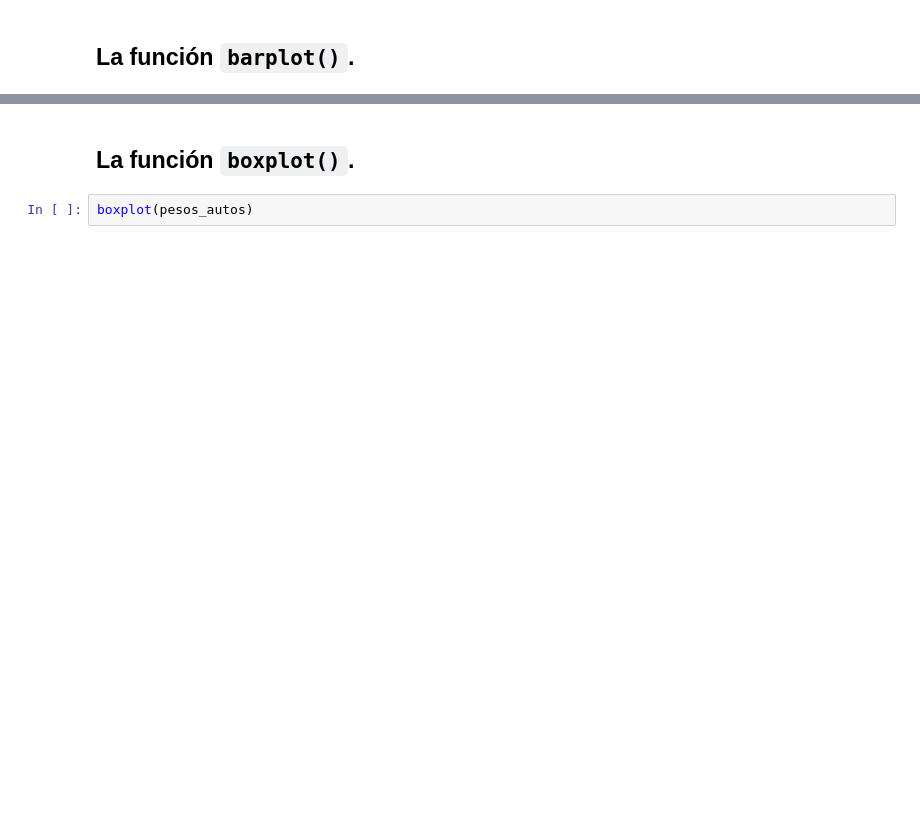
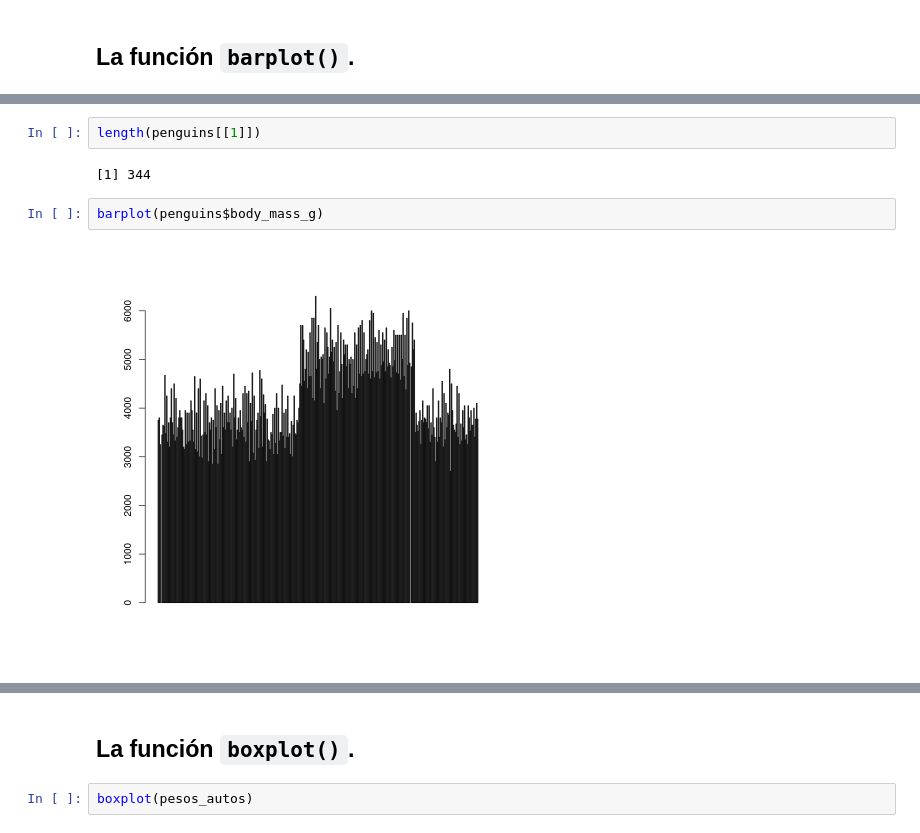
Before and after one commit to PythonistaMX/pyr105, a Jupyter notebook: 11_estadistica_descriptiva.ipynb, the cells around one changed output, grey strips where cells are left out. Cells and saved outputs as stored; diff of their text form; blank space fills up the shorter version.

```diff
--- a/11_estadistica_descriptiva.ipynb
+++ b/11_estadistica_descriptiva.ipynb
@@ -149,0 +429,8 @@ barplot(table(penguins$island))
+# %%
+length(penguins[[1]])
+# %% [output]
+[1] 344
+# %%
+barplot(penguins$body_mass_g)
+# %% [output]
+[figure, added]
```
Also changed, not shown: parts of 55 cells of this notebook, 3 other files.
